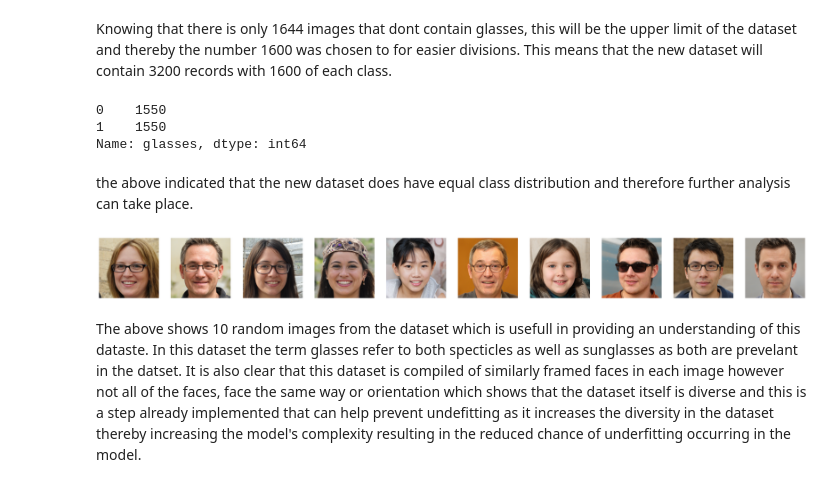
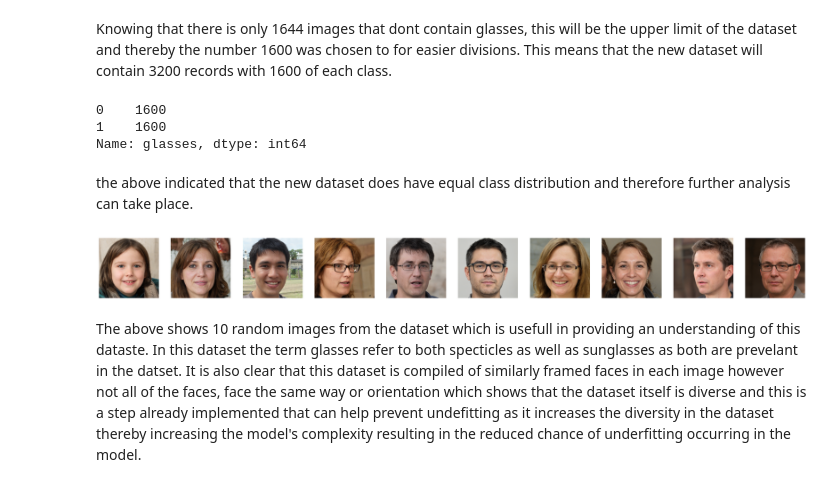
Before and after one commit to HumanClone/Image-Classifier---Glasses, a Jupyter notebook: Image-Classification.ipynb, the cells around one changed output. Drawn from its saved outputs; the diff is of its cells as text; code cells hidden in the pictures.

```diff
--- a/Image-Classification.ipynb
+++ b/Image-Classification.ipynb
@@ -188,32 +200,32 @@ def dataset(start,end):
         data.append(dfg.iloc[i])
     return data
 
-data=pd.DataFrame(data=dataset(0,1550))
+data=pd.DataFrame(data=dataset(0,1600))
 # %% [markdown]
 Knowing that there is only 1644 images that dont contain glasses, this will be the upper limit of the dataset and thereby the number 1600 was chosen to for easier divisions. This means that the new dataset will contain 3200 records with 1600 of each class.
 # %%
 data.glasses.value_counts()
 # %% [output]
-0    1550
-1    1550
+0    1600
+1    1600
 Name: glasses, dtype: int64
 # %% [markdown]
 the above indicated that the new dataset does have equal class distribution and therefore further analysis can take place.
 # %%
 
 images=[]
 while len(images)<10:
-    num=random.randint(0,3100)
+    num=random.randint(0,3200)
     if num not in images:
         images.append(num)
 fig, axes = plt.subplots(1, 10, figsize=(30, 25))
 for i in range(10):
     image = Image.open(data.iloc[images[i]].path)
     axes[i].imshow(image)
     axes[i].axis('off')
 plt.show()
 # %% [output]
-[figure, old version]
+[figure, new version]
 # %% [markdown]
 The above shows 10 random images from the dataset which is usefull in providing an understanding of this dataste. In this dataset the term glasses refer to both specticles as well as sunglasses as both are prevelant in the datset. It is also clear that this dataset is compiled of similarly framed faces in each image however not all of the faces, face the same way or orientation which shows that the dataset itself is diverse and this is a step already implemented that can help prevent undefitting as it increases the diversity in the dataset thereby increasing the model's complexity resulting in the reduced chance of underfitting occurring in the model.
 # %%
```
Also changed, not shown: parts of 42 cells of this notebook.
